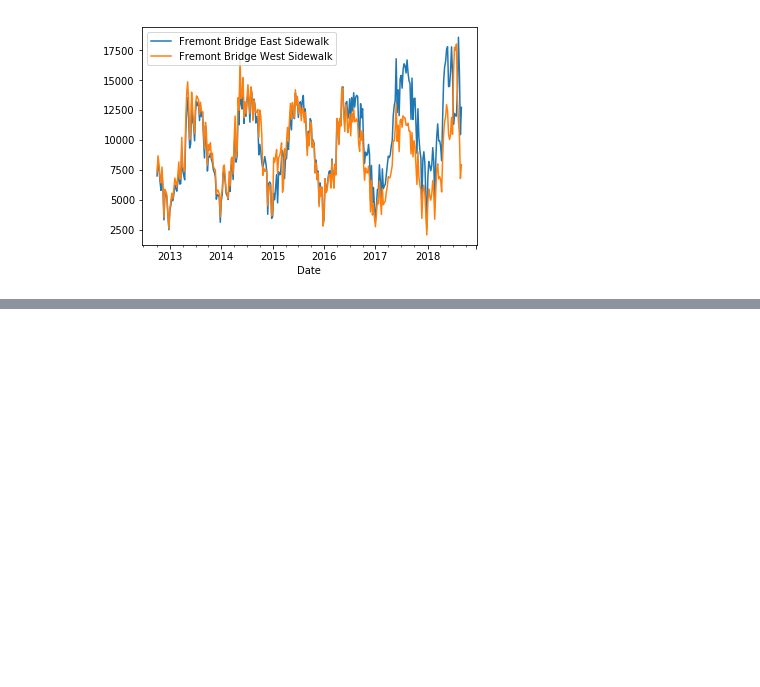
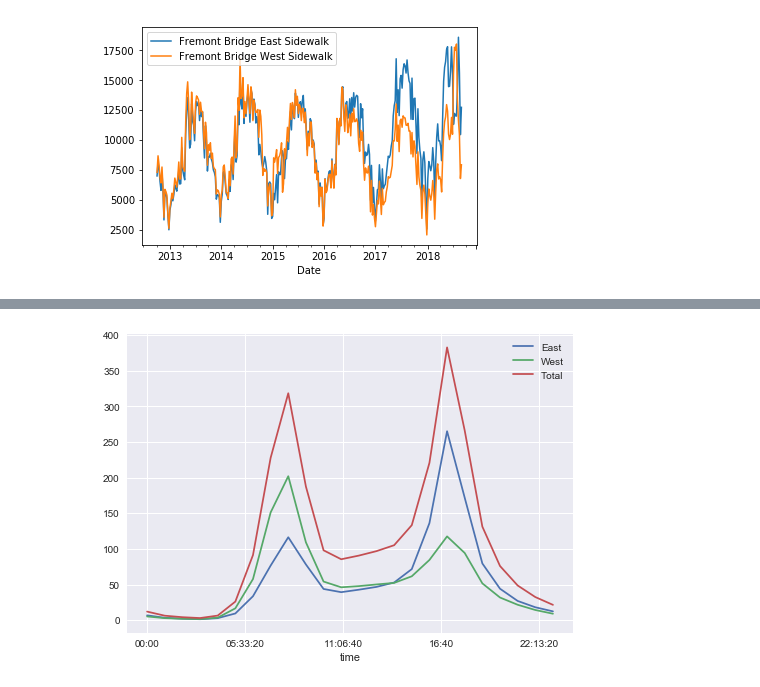
Before and after one commit to BAHorobet/Fremont, a Jupyter notebook: From_exploratory_analysis_science.ipynb, the cells around one changed output, grey strips where cells are left out. Cells and saved outputs as stored; diff of their text form; code cells hidden in the pictures; blank space fills up the shorter version.

```diff
--- a/From_exploratory_analysis_science.ipynb
+++ b/From_exploratory_analysis_science.ipynb
@@ -40,0 +55,4 @@ Fremont.resample('W').sum().plot(); #see the data weekly rather than hourly
+# %%
+Fremont.groupby(Fremont.index.time).mean().plot();
+# %% [output]
+[figure, added]
```
Also changed, not shown: parts of 5 cells of this notebook.
